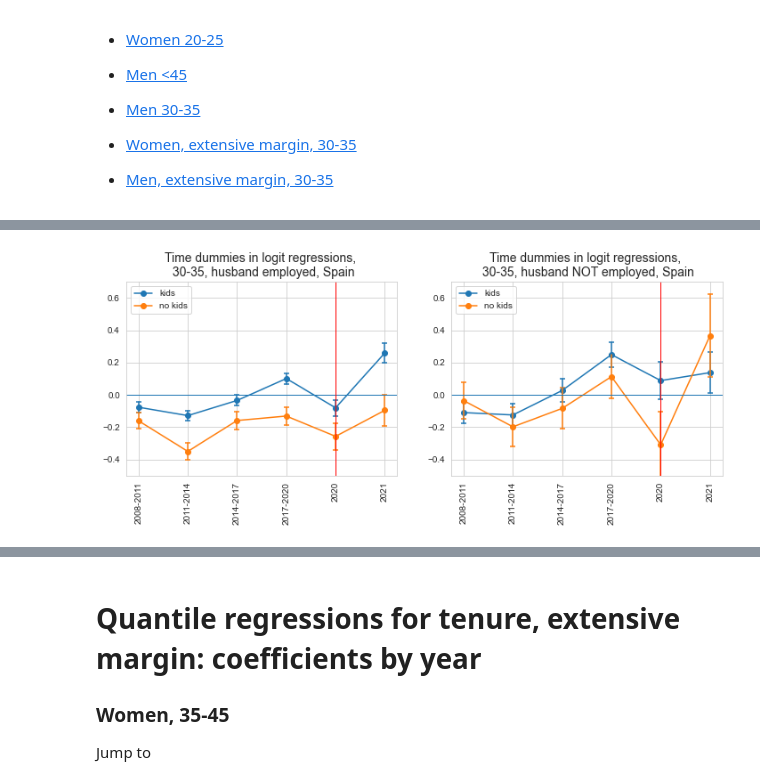
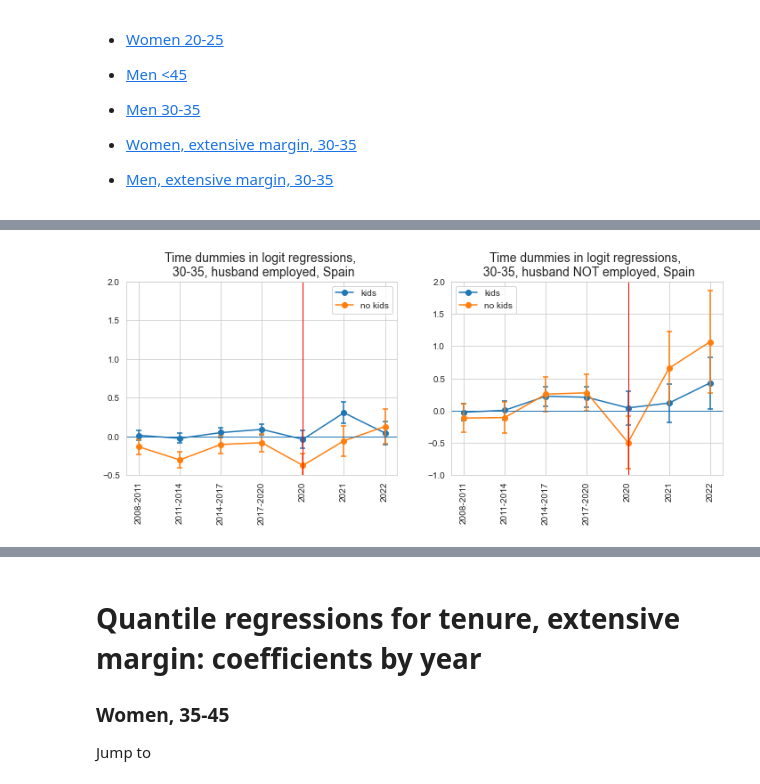
Before and after one commit to crisla/TenMoCoS, a Jupyter notebook: QantRegs_coeffs.ipynb, the cells around one changed output, grey strips where cells are left out. Saved outputs shown, nothing was run; the diff lists cells and outputs as text; code cells hidden in the pictures.

Commit message:
Logit regressions updated

```diff
--- a/QantRegs_coeffs.ipynb
+++ b/QantRegs_coeffs.ipynb
@@ -945,8 +946,8 @@ header = ['Coefficient', 'std', 't', "p_stat", "lower_95", "upper_95"]
 emp_mothers_hemp.rename(columns=dict(zip(emp_mothers_hemp.keys(),header)),inplace=True)
 emp_mothers_hemp_0k.rename(columns=dict(zip(emp_mothers_hemp_0k.keys(),header)),inplace=True)
 # %%
-time_periods_thin = ['t08_11', 't11_14','t14_17', 't17_20', 't20', 't21']
-time_periods_thin_labels = ['2008-2011','2011-2014','2014-2017','2017-2020','2020','2021']
+time_periods_thin = ['t08_11', 't11_14','t14_17', 't17_20', 't20', 't21','t22']
+time_periods_thin_labels = ['2008-2011','2011-2014','2014-2017','2017-2020','2020','2021','2022']
 coeffs_period_emp = {}
 lower_95_period_emp = {}
 upper_95_period_emp = {}
@@ -984,8 +985,8 @@ plt.show()
 # %%
-emp_fathers_hemp = read_table(path+'logit_fathers_45_hemp.log',omit_list=['age2','ccaa','act1','ocup1'],end_row='_cons',
+emp_fathers_hemp = read_table(path+'logit_fathers_45_hemp.log',omit_list=['age2','ccaa','act1','ocup1','period_y'],end_row='_cons',
                               keyword='hub_emp',rescale=1,ncols=6,start=2,index_to_int=False)
 
-emp_fathers_hemp_0k = read_table(path+'logit_fathers_45_hemp_0k.log',omit_list=['age2','ccaa','act1','ocup1'],end_row='_cons',
+emp_fathers_hemp_0k = read_table(path+'logit_fathers_45_hemp_0k.log',omit_list=['age2','ccaa','act1','ocup1','period_y'],end_row='_cons',
                               keyword='hub_emp',rescale=1,ncols=6,start=2,index_to_int=False)
 
 
@@ -993,8 +994,8 @@ header = ['Coefficient', 'std', 't', "p_stat", "lower_95", "upper_95"]
 emp_fathers_hemp.rename(columns=dict(zip(emp_fathers_hemp.keys(),header)),inplace=True)
 emp_fathers_hemp_0k.rename(columns=dict(zip(emp_fathers_hemp_0k.keys(),header)),inplace=True)
 
-time_periods_thin = ['t08_11', 't11_14','t14_17', 't17_20', 't20', 't21']
-time_periods_thin_labels = ['2008-2011','2011-2014','2014-2017','2017-2020','2020','2021']
+time_periods_thin = ['t08_11', 't11_14','t14_17', 't17_20', 't20', 't21','t22']
+time_periods_thin_labels = ['2008-2011','2011-2014','2014-2017','2017-2020','2020','2021','2022']
 coeffs_period_emp_m = {}
 lower_95_period_emp_m = {}
 upper_95_period_emp_m = {}
@@ -1032,8 +1033,8 @@ plt.show()
 # %%
-emp_mothers_hemp_30 = read_table(path+'logit_mothers_3035_hemp.log',omit_list=['ccaa','act1'],end_row='_cons',
+emp_mothers_hemp_30 = read_table(path+'logit_mothers_3035_hemp.log',omit_list=['ccaa','act1','period_y'],end_row='_cons',
                               keyword='wife_emp',rescale=1,ncols=6,start=2,index_to_int=False)
 
-emp_mothers_hemp_0k_30 = read_table(path+'logit_mothers_3035_hemp_0k.log',omit_list=['ccaa','act1'],end_row='_cons',
+emp_mothers_hemp_0k_30 = read_table(path+'logit_mothers_3035_hemp_0k.log',omit_list=['ccaa','act1','period_y'],end_row='_cons',
                               keyword='wife_emp',rescale=1,ncols=6,start=2,index_to_int=False)
 
 
@@ -1041,8 +1042,8 @@ header = ['Coefficient', 'std', 't', "p_stat", "lower_95", "upper_95"]
 emp_mothers_hemp_30.rename(columns=dict(zip(emp_mothers_hemp_30.keys(),header)),inplace=True)
 emp_mothers_hemp_0k_30.rename(columns=dict(zip(emp_mothers_hemp_0k_30.keys(),header)),inplace=True)
 
-time_periods_thin = ['t08_11', 't11_14','t14_17', 't17_20', 't20', 't21']
-time_periods_thin_labels = ['2008-2011','2011-2014','2014-2017','2017-2020','2020','2021']
+time_periods_thin = ['t08_11', 't11_14','t14_17', 't17_20', 't20', 't21','t22']
+time_periods_thin_labels = ['2008-2011','2011-2014','2014-2017','2017-2020','2020','2021','2022']
 coeffs_period_emp_30 = {}
 lower_95_period_emp_30 = {}
 upper_95_period_emp_30 = {}
@@ -1080,8 +1081,8 @@ plt.show()
 # %%
-emp_mothers_hnemp_30 = read_table(path+'logit_mothers_3035_hnemp.log',omit_list=['ccaa','act1'],end_row='_cons',
+emp_mothers_hnemp_30 = read_table(path+'logit_mothers_3035_hnemp.log',omit_list=['ccaa','act1','period_y','51'],end_row='_cons',
                               keyword='wife_emp',rescale=1,ncols=6,start=2,index_to_int=False)
 
-emp_mothers_hnemp_0k_30 = read_table(path+'logit_mothers_3035_hnemp_0k.log',omit_list=['ccaa','act1'],end_row='_cons',
+emp_mothers_hnemp_0k_30 = read_table(path+'logit_mothers_3035_hnemp_0k.log',omit_list=['ccaa','act1','period_y','51','52'],end_row='_cons',
                               keyword='wife_emp',rescale=1,ncols=6,start=2,index_to_int=False)
 
 
@@ -1089,8 +1090,8 @@ header = ['Coefficient', 'std', 't', "p_stat", "lower_95", "upper_95"]
 emp_mothers_hnemp_30.rename(columns=dict(zip(emp_mothers_hnemp_30.keys(),header)),inplace=True)
 emp_mothers_hnemp_0k_30.rename(columns=dict(zip(emp_mothers_hnemp_0k_30.keys(),header)),inplace=True)
 
-time_periods_thin = ['t08_11', 't11_14','t14_17', 't17_20', 't20', 't21']
-time_periods_thin_labels = ['2008-2011','2011-2014','2014-2017','2017-2020','2020','2021']
+time_periods_thin = ['t08_11', 't11_14','t14_17', 't17_20', 't20', 't21','t22']
+time_periods_thin_labels = ['2008-2011','2011-2014','2014-2017','2017-2020','2020','2021','2022']
 coeffs_period_nemp_30 = {}
 lower_95_period_nemp_30 = {}
 upper_95_period_nemp_30 = {}
@@ -1111,34 +1112,34 @@ colors = sn.color_palette()
 
 plt.figure(figsize=(12,4))
 plt.subplot(121)
 plt.title('Time dummies in logit regressions, \n 30-35, husband employed, Spain',fontsize=14)
 for j,kind in enumerate(['kids','no kids']):
     plt.plot(np.arange(0,T*2,2),coeffs_period_emp_30[kind],marker='o',color=colors[j],label=kind)
     plt.scatter(np.arange(0,T*2,2),lower_95_period_emp_30[kind],marker='_',color=colors[j])
     plt.scatter(np.arange(0,T*2,2),upper_95_period_emp_30[kind],marker='_',color=colors[j])
     for i in range(T):
         plt.plot((i*2,i*2),(lower_95_period_emp_30[kind][i],upper_95_period_emp_30[kind][i]),c=colors[j])
 plt.axhline(0,lw=1)
-plt.ylim(-0.5,0.7)
+plt.ylim(-0.5,2.0)
 plt.xticks(np.arange(0,T*2,2),time_periods_thin_labels,rotation=90)
 plt.legend()
 plt.axvline(8,c='r',lw=1)
 
 plt.subplot(122)
 plt.title('Time dummies in logit regressions, \n 30-35, husband NOT employed, Spain',fontsize=14)
 for j,kind in enumerate(['kids','no kids']):
     plt.plot(np.arange(0,T*2,2),coeffs_period_nemp_30[kind],marker='o',color=colors[j],label=kind)
     plt.scatter(np.arange(0,T*2,2),lower_95_period_nemp_30[kind],marker='_',color=colors[j])
     plt.scatter(np.arange(0,T*2,2),upper_95_period_nemp_30[kind],marker='_',color=colors[j])
     for i in range(T):
         plt.plot((i*2,i*2),(lower_95_period_nemp_30[kind][i],upper_95_period_nemp_30[kind][i]),c=colors[j])
 plt.axhline(0,lw=1)
-plt.ylim(-0.5,0.7)
+plt.ylim(-1.0,2.0)
 plt.xticks(np.arange(0,T*2,2),time_periods_thin_labels,rotation=90)
 plt.legend()
 plt.axvline(8,c='r',lw=1)
 
 plt.show()
 # %% [output]
-[figure, old version]
+[figure, new version]
 # %%
```
Also changed, not shown: parts of 6 cells of this notebook, 52 other files.
